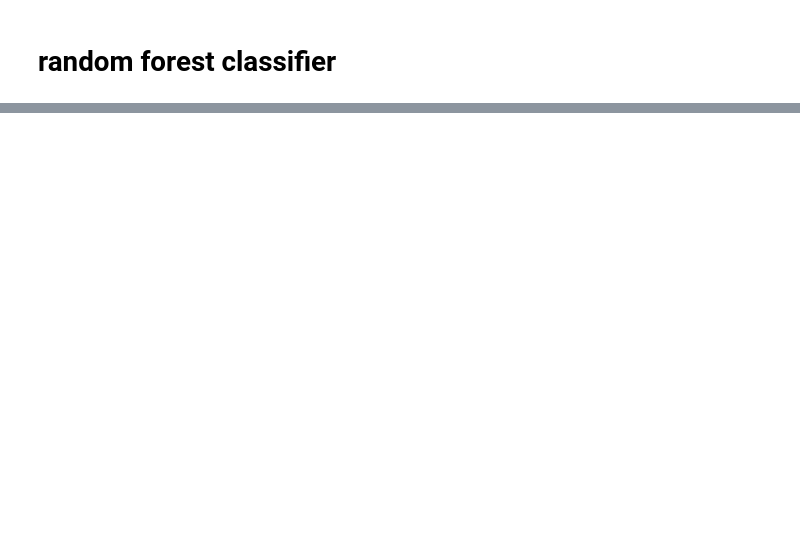
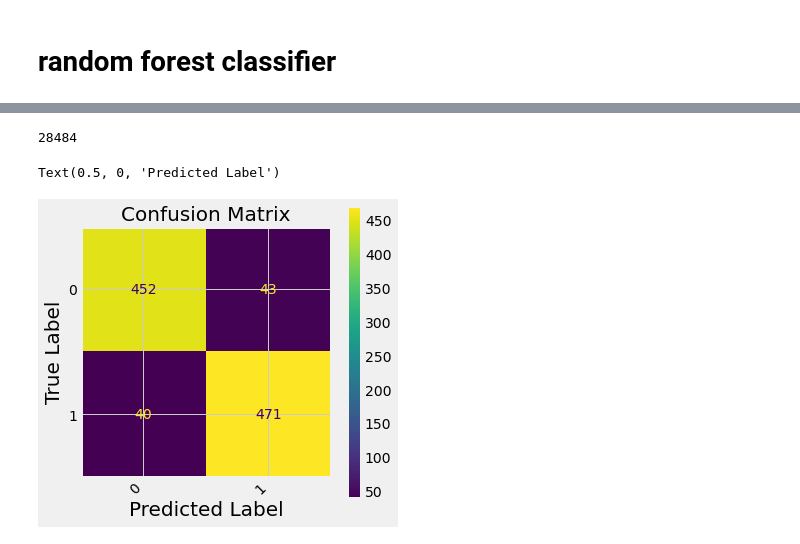
Before and after one commit to dj-betts/Capstone2, a Jupyter notebook: nlp.ipynb, the cells around one changed output, grey strips where cells are left out. Drawn from its saved outputs; the diff is of its cells as text; code cells hidden in the pictures; blank space fills up the shorter version.

```diff
--- a/nlp.ipynb
+++ b/nlp.ipynb
@@ -374 +392,15 @@ our          0.087072
 dtype: float64
+# %%
+len(corpus)
+# %% [output]
+28484
+# %%
+fig, ax = plt.subplots(figsize=(5,5))
+plot_confusion_matrix(rf_clf, X_test, y_test, ax=ax)
+plt.xticks(rotation = 45, ha="right")
+plt.title('Confusion Matrix', fontsize=20)
+plt.ylabel('True Label', fontsize=20)
+plt.xlabel('Predicted Label', fontsize=20)
+# %% [output]
+Text(0.5, 0, 'Predicted Label')
+[figure, added]
```
Also changed, not shown: parts of 22 cells of this notebook, 3 other files.
